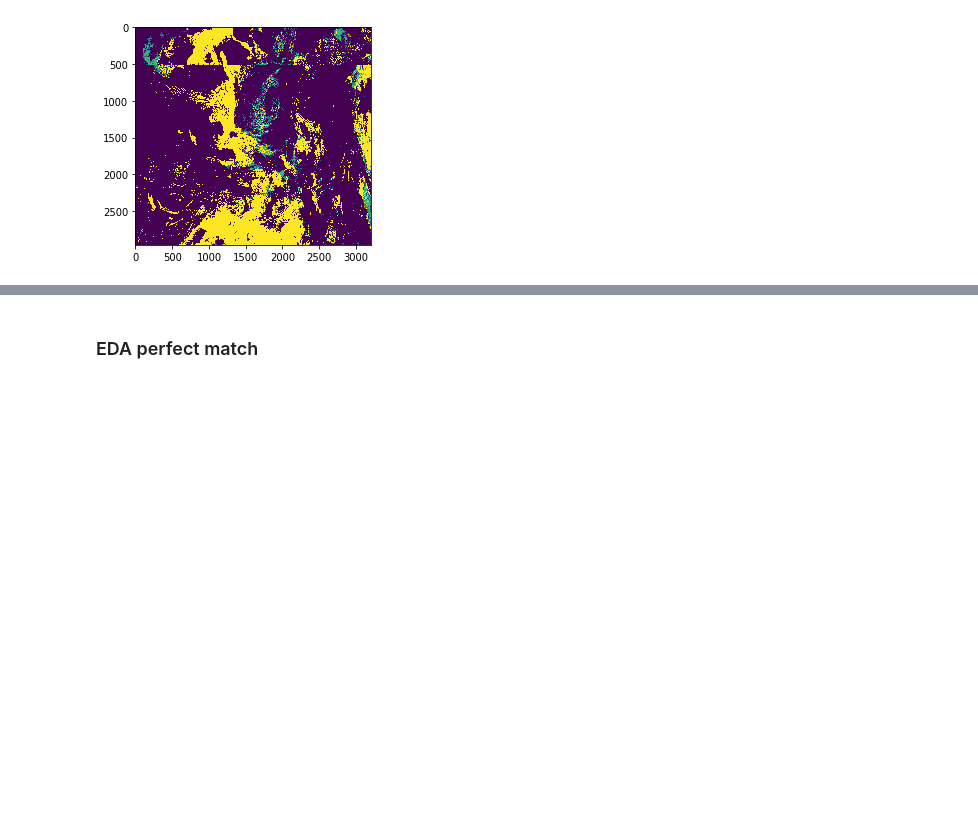
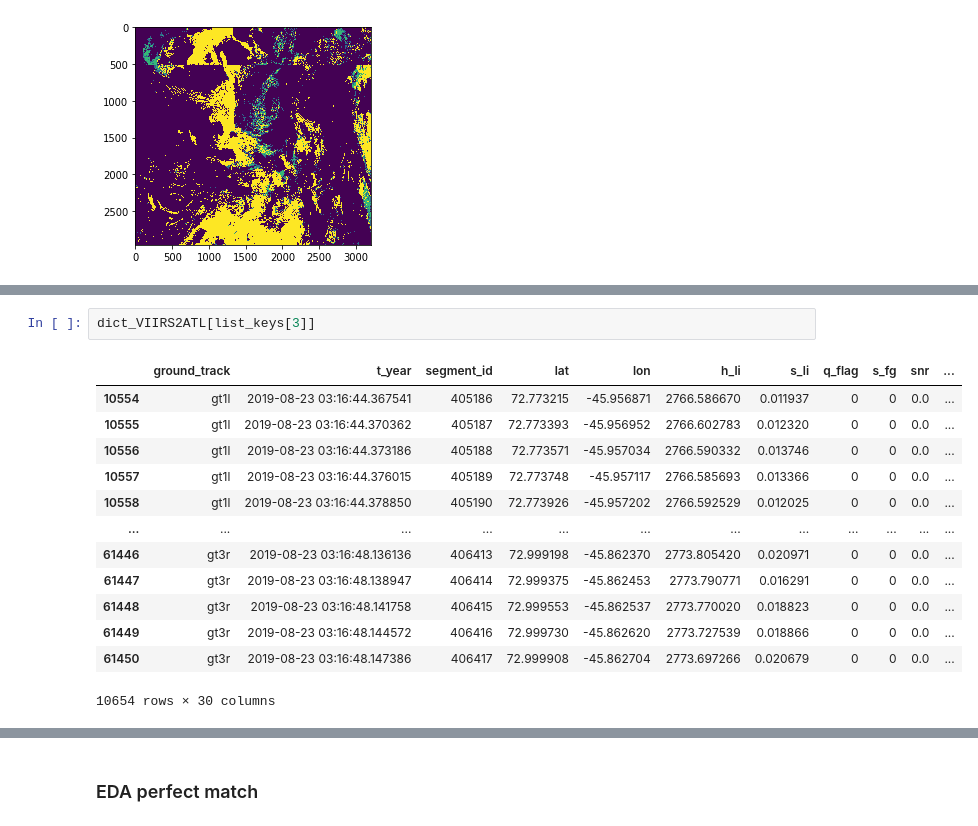
Before and after one commit to ICESAT-2HackWeek/CloudMask, a Jupyter notebook: CloudMask.ipynb, the cells around one changed output, grey strips where cells are left out. Saved outputs shown, nothing was run; the diff lists cells and outputs as text; blank space fills up the shorter version.

```diff
--- a/CloudMask.ipynb
+++ b/CloudMask.ipynb
@@ -401,0 +405,16 @@ You already donwload all the requiered files
+# %%
+dict_VIIRS2ATL[list_keys[3]]
+# %% [output]
+|  | ground_track | t_year | segment_id | lat | lon | h_li | s_li | q_flag | s_fg | snr | ... |
+| 10554 | gt1l | 2019-08-23 03:16:44.367541 | 405186 | 72.773215 | -45.956871 | 2766.586670 | 0.011937 | 0 | 0 | 0.0 | ... |
+| 10555 | gt1l | 2019-08-23 03:16:44.370362 | 405187 | 72.773393 | -45.956952 | 2766.602783 | 0.012320 | 0 | 0 | 0.0 | ... |
+| 10556 | gt1l | 2019-08-23 03:16:44.373186 | 405188 | 72.773571 | -45.957034 | 2766.590332 | 0.013746 | 0 | 0 | 0.0 | ... |
+| 10557 | gt1l | 2019-08-23 03:16:44.376015 | 405189 | 72.773748 | -45.957117 | 2766.585693 | 0.013366 | 0 | 0 | 0.0 | ... |
+| 10558 | gt1l | 2019-08-23 03:16:44.378850 | 405190 | 72.773926 | -45.957202 | 2766.592529 | 0.012025 | 0 | 0 | 0.0 | ... |
+| ... | ... | ... | ... | ... | ... | ... | ... | ... | ... | ... | ... |
+| 61446 | gt3r | 2019-08-23 03:16:48.136136 | 406413 | 72.999198 | -45.862370 | 2773.805420 | 0.020971 | 0 | 0 | 0.0 | ... |
+| 61447 | gt3r | 2019-08-23 03:16:48.138947 | 406414 | 72.999375 | -45.862453 | 2773.790771 | 0.016291 | 0 | 0 | 0.0 | ... |
+| 61448 | gt3r | 2019-08-23 03:16:48.141758 | 406415 | 72.999553 | -45.862537 | 2773.770020 | 0.018823 | 0 | 0 | 0.0 | ... |
+| 61449 | gt3r | 2019-08-23 03:16:48.144572 | 406416 | 72.999730 | -45.862620 | 2773.727539 | 0.018866 | 0 | 0 | 0.0 | ... |
+| 61450 | gt3r | 2019-08-23 03:16:48.147386 | 406417 | 72.999908 | -45.862704 | 2773.697266 | 0.020679 | 0 | 0 | 0.0 | ... |
+10654 rows × 30 columns
```
Also changed, not shown: parts of 31 cells of this notebook.
